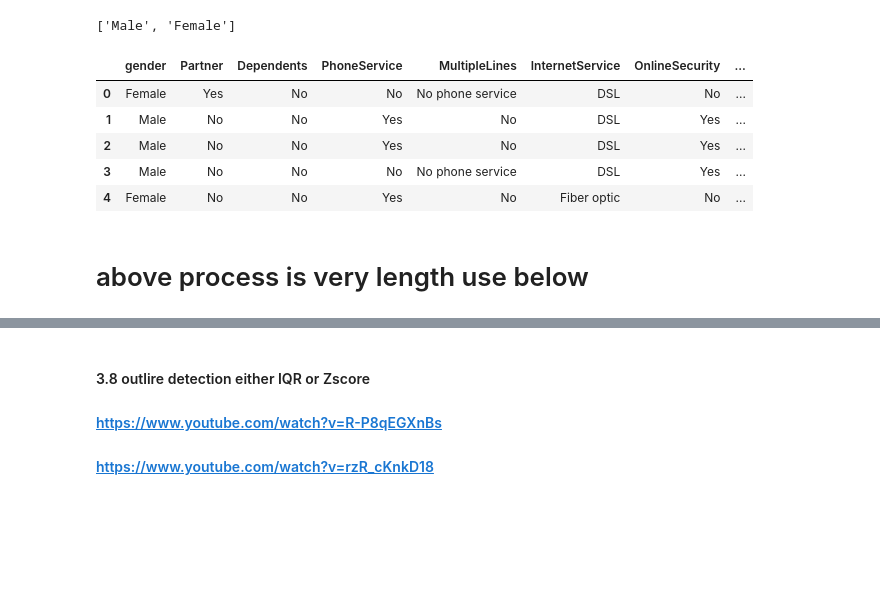
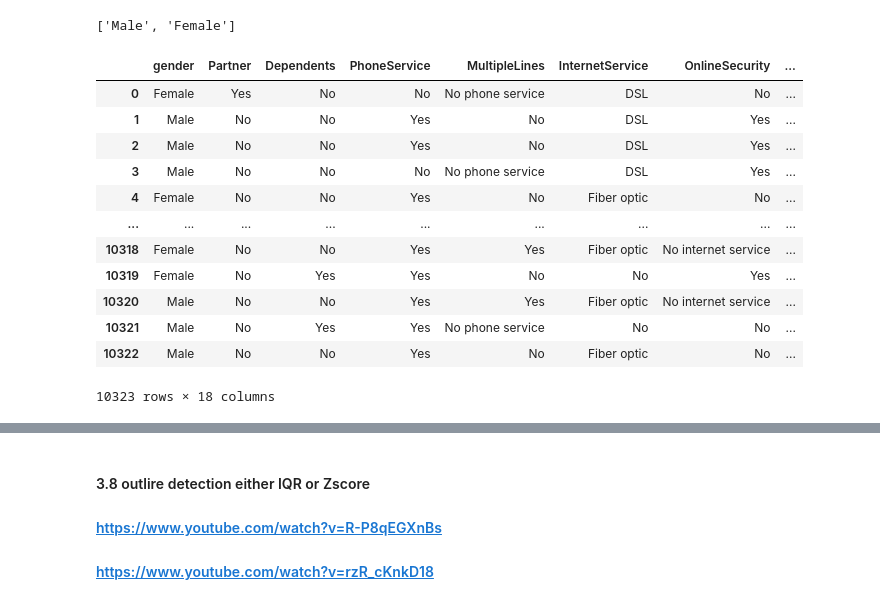
Before and after one commit to debugithub1234/update_project24, a Jupyter notebook: notebook/1 . EDA_CHURNE .ipynb, the cells around one changed output, grey strips where cells are left out. Cells and saved outputs as stored; diff of their text form; code cells hidden in the pictures; blank space fills up the shorter version.

```diff
--- a/notebook/1 . EDA_CHURNE .ipynb
+++ b/notebook/1 . EDA_CHURNE .ipynb
@@ -520,24 +520,29 @@ top_10
 # %%
 #All Selected variable on OneHotEncoding
 # for all categorical variables we selected
 def top_x(df2,variable,top_x_labels):
     for label in top_x_labels:
         df2[variable+'_'+label] = np.where(data[variable]==label,1,0)
 
 
 # read the data again
 data = pd.read_csv("data/WA_Fn-UseC_-Telco-Customer-Churn_new_ad.csv",usecols=categorical_features)
 #encode Nighborhood into the 10 most frequent categories
 top_x(data,'gender',top_10)
-top_x()
+#top_x()
 # display data
-data.head()
+data
 # %% [output]
 |  | gender | Partner | Dependents | PhoneService | MultipleLines | InternetService | OnlineSecurity | ... |
 | 0 | Female | Yes | No | No | No phone service | DSL | No | ... |
 | 1 | Male | No | No | Yes | No | DSL | Yes | ... |
 | 2 | Male | No | No | Yes | No | DSL | Yes | ... |
 | 3 | Male | No | No | No | No phone service | DSL | Yes | ... |
 | 4 | Female | No | No | Yes | No | Fiber optic | No | ... |
+| ... | ... | ... | ... | ... | ... | ... | ... | ... |
+| 10318 | Female | No | No | Yes | Yes | Fiber optic | No internet service | ... |
+| 10319 | Female | No | Yes | Yes | No | No | Yes | ... |
+| 10320 | Male | No | No | Yes | Yes | Fiber optic | No internet service | ... |
+| 10321 | Male | No | Yes | Yes | No phone service | No | No | ... |
+| 10322 | Male | No | No | Yes | No | Fiber optic | No | ... |
+10323 rows × 18 columns
-# %% [markdown]
-# above process is very length use below
```
Also changed, not shown: parts of 3 cells of this notebook.
